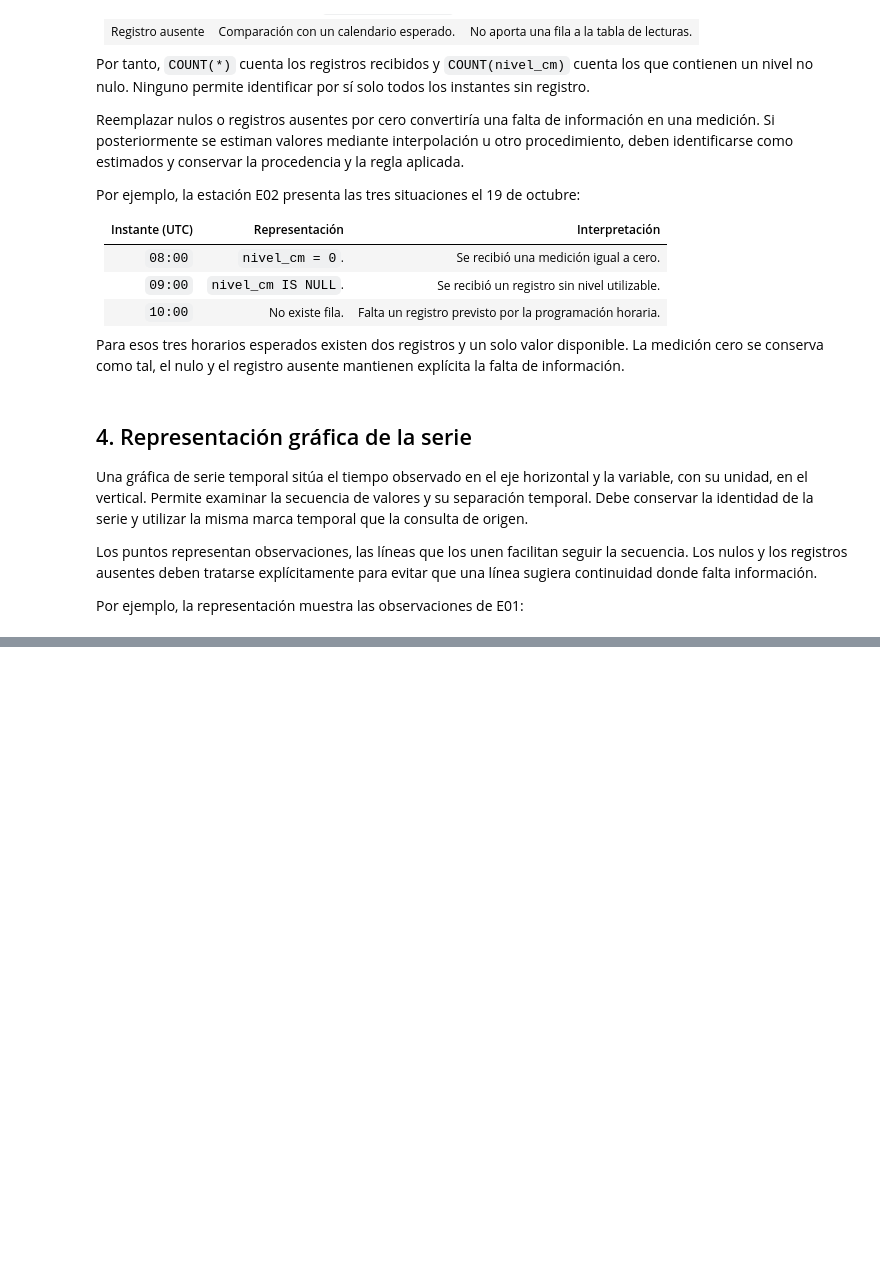
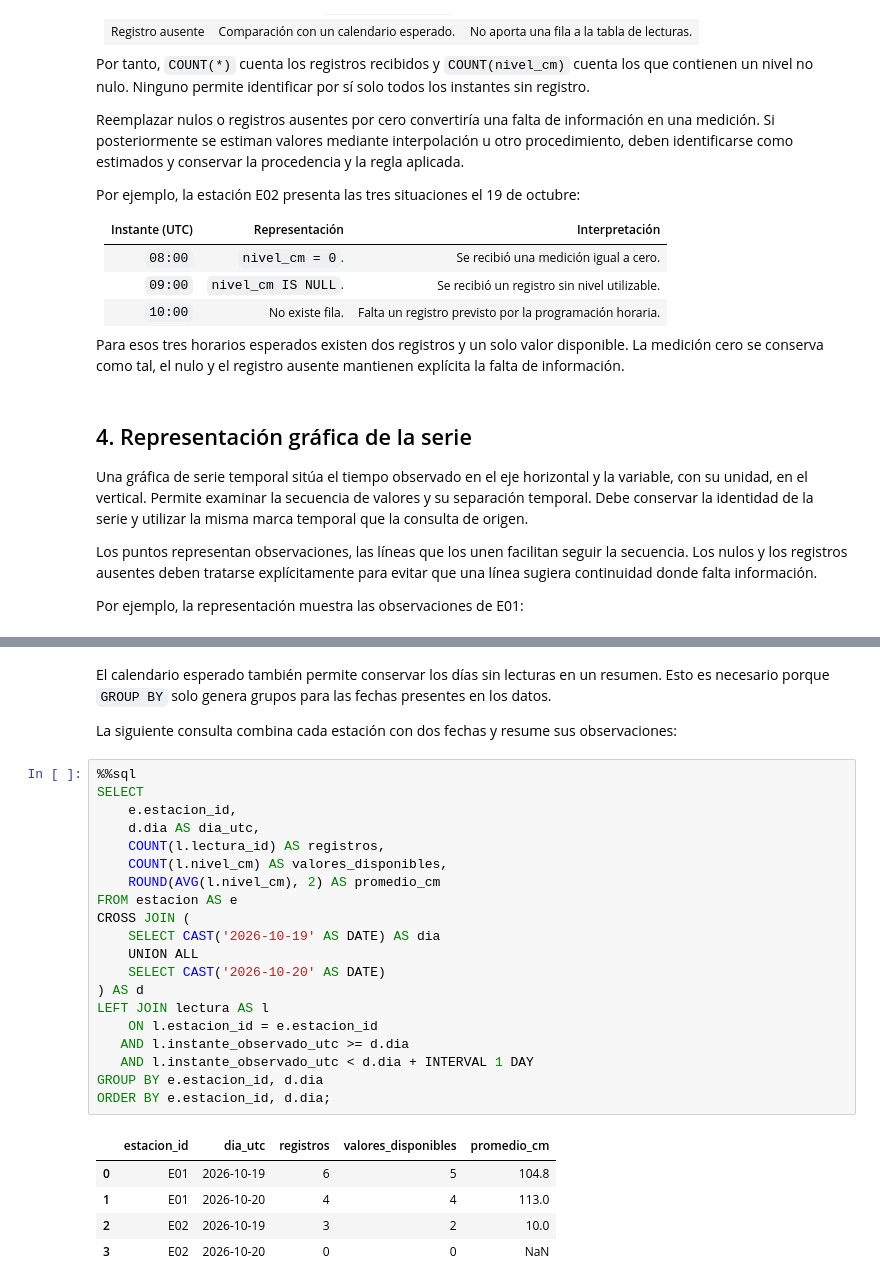
Before and after one commit to ahar0n/apuntes-computacion, a Jupyter notebook: gestion-de-datos-espaciales/ch07/tratamiento-de-series-temporales.ipynb, the cells around one changed output, grey strips where cells are left out. Saved outputs shown, nothing was run; the diff lists cells and outputs as text; blank space fills up the shorter version.

Commit message:
Actualizado ch7 de Modelado de datos temporales

```diff
--- a/gestion-de-datos-espaciales/ch07/tratamiento-de-series-temporales.ipynb
+++ b/gestion-de-datos-espaciales/ch07/tratamiento-de-series-temporales.ipynb
@@ -166,0 +229,30 @@ La operación también debe corresponder al significado de la variable. Sumar ni
+# %% [markdown]
+El calendario esperado también permite conservar los días sin lecturas en un resumen. Esto es necesario porque `GROUP BY` solo genera grupos para las fechas presentes en los datos.
+
+La siguiente consulta combina cada estación con dos fechas y resume sus observaciones:
+# %%
+%%sql
+SELECT
+    e.estacion_id,
+    d.dia AS dia_utc,
+    COUNT(l.lectura_id) AS registros,
+    COUNT(l.nivel_cm) AS valores_disponibles,
+    ROUND(AVG(l.nivel_cm), 2) AS promedio_cm
+FROM estacion AS e
+CROSS JOIN (
+    SELECT CAST('2026-10-19' AS DATE) AS dia
+    UNION ALL
+    SELECT CAST('2026-10-20' AS DATE)
+) AS d
+LEFT JOIN lectura AS l
+    ON l.estacion_id = e.estacion_id
+   AND l.instante_observado_utc >= d.dia
+   AND l.instante_observado_utc < d.dia + INTERVAL 1 DAY
+GROUP BY e.estacion_id, d.dia
+ORDER BY e.estacion_id, d.dia;
+# %% [output]
+|  | estacion_id | dia_utc | registros | valores_disponibles | promedio_cm |
+| 0 | E01 | 2026-10-19 | 6 | 5 | 104.8 |
+| 1 | E01 | 2026-10-20 | 4 | 4 | 113.0 |
+| 2 | E02 | 2026-10-19 | 3 | 2 | 10.0 |
+| 3 | E02 | 2026-10-20 | 0 | 0 | NaN |
```
Also changed, not shown: parts of 13 cells of this notebook, 5 other files.
